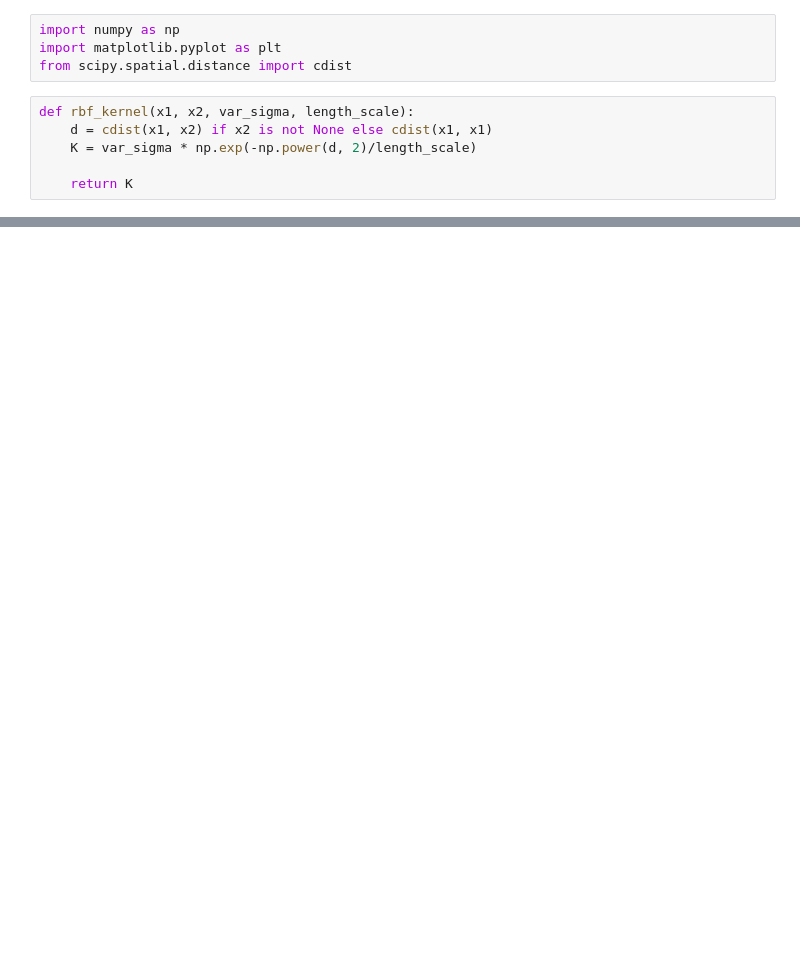
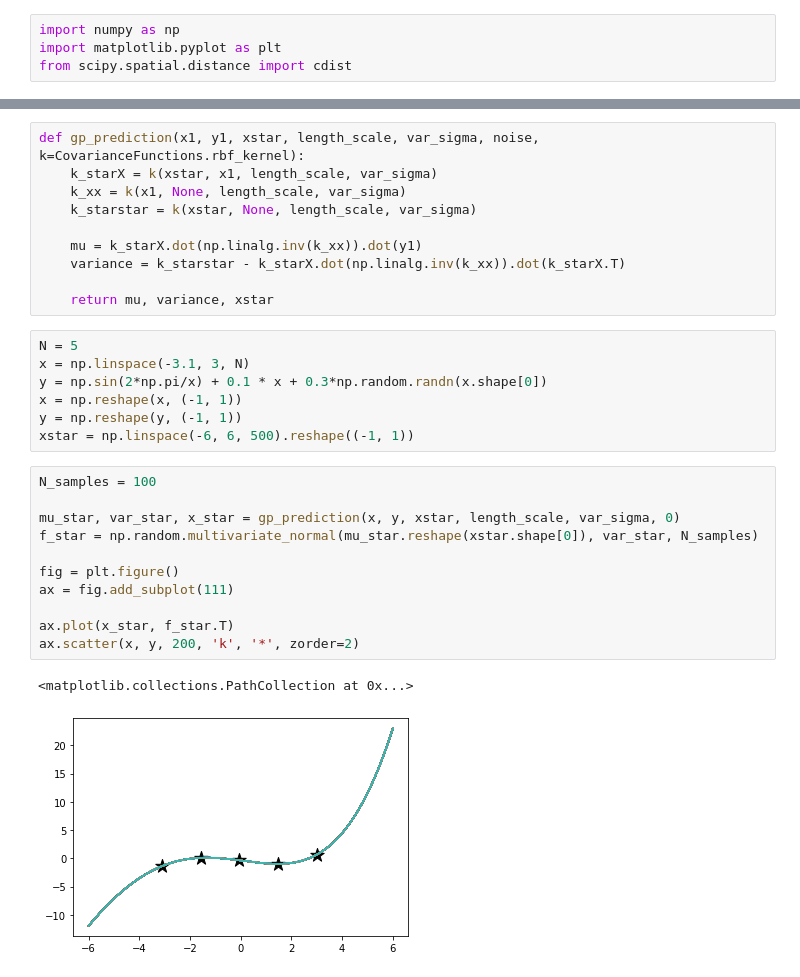
Before and after one commit to inwaves/mlpw, a Jupyter notebook: worksheet2 - gaussian processes.ipynb, the cells around one changed output, grey strips where cells are left out. Drawn from its saved outputs; the diff is of its cells as text; blank space fills up the shorter version.

```diff
--- a/worksheet2 - gaussian processes.ipynb
+++ b/worksheet2 - gaussian processes.ipynb
@@ -2,9 +2,3 @@
 import numpy as np
 import matplotlib.pyplot as plt
 from scipy.spatial.distance import cdist
-# %%
-def rbf_kernel(x1, x2, var_sigma, length_scale):
-    d = cdist(x1, x2) if x2 is not None else cdist(x1, x1)
-    K = var_sigma * np.exp(-np.power(d, 2)/length_scale)
-
-    return K
@@ -35,0 +57,31 @@ ValueError: mean must be 1 dimensional
+# %%
+def gp_prediction(x1, y1, xstar, length_scale, var_sigma, noise, k=CovarianceFunctions.rbf_kernel):
+    k_starX = k(xstar, x1, length_scale, var_sigma)
+    k_xx = k(x1, None, length_scale, var_sigma)
+    k_starstar = k(xstar, None, length_scale, var_sigma)
+
+    mu = k_starX.dot(np.linalg.inv(k_xx)).dot(y1)
+    variance = k_starstar - k_starX.dot(np.linalg.inv(k_xx)).dot(k_starX.T)
+
+    return mu, variance, xstar
+# %%
+N = 5
+x = np.linspace(-3.1, 3, N)
+y = np.sin(2*np.pi/x) + 0.1 * x + 0.3*np.random.randn(x.shape[0])
+x = np.reshape(x, (-1, 1))
+y = np.reshape(y, (-1, 1))
+xstar = np.linspace(-6, 6, 500).reshape((-1, 1))
+# %%
+N_samples = 100
+
+mu_star, var_star, x_star = gp_prediction(x, y, xstar, length_scale, var_sigma, 0)
+f_star = np.random.multivariate_normal(mu_star.reshape(xstar.shape[0]), var_star, N_samples)
+
+fig = plt.figure()
+ax = fig.add_subplot(111)
+
+ax.plot(x_star, f_star.T)
+ax.scatter(x, y, 200, 'k', '*', zorder=2)
+# %% [output]
+<matplotlib.collections.PathCollection at 0x...>
+[figure, added]
```
Also changed, not shown: parts of 2 cells of this notebook, 2 other files.
